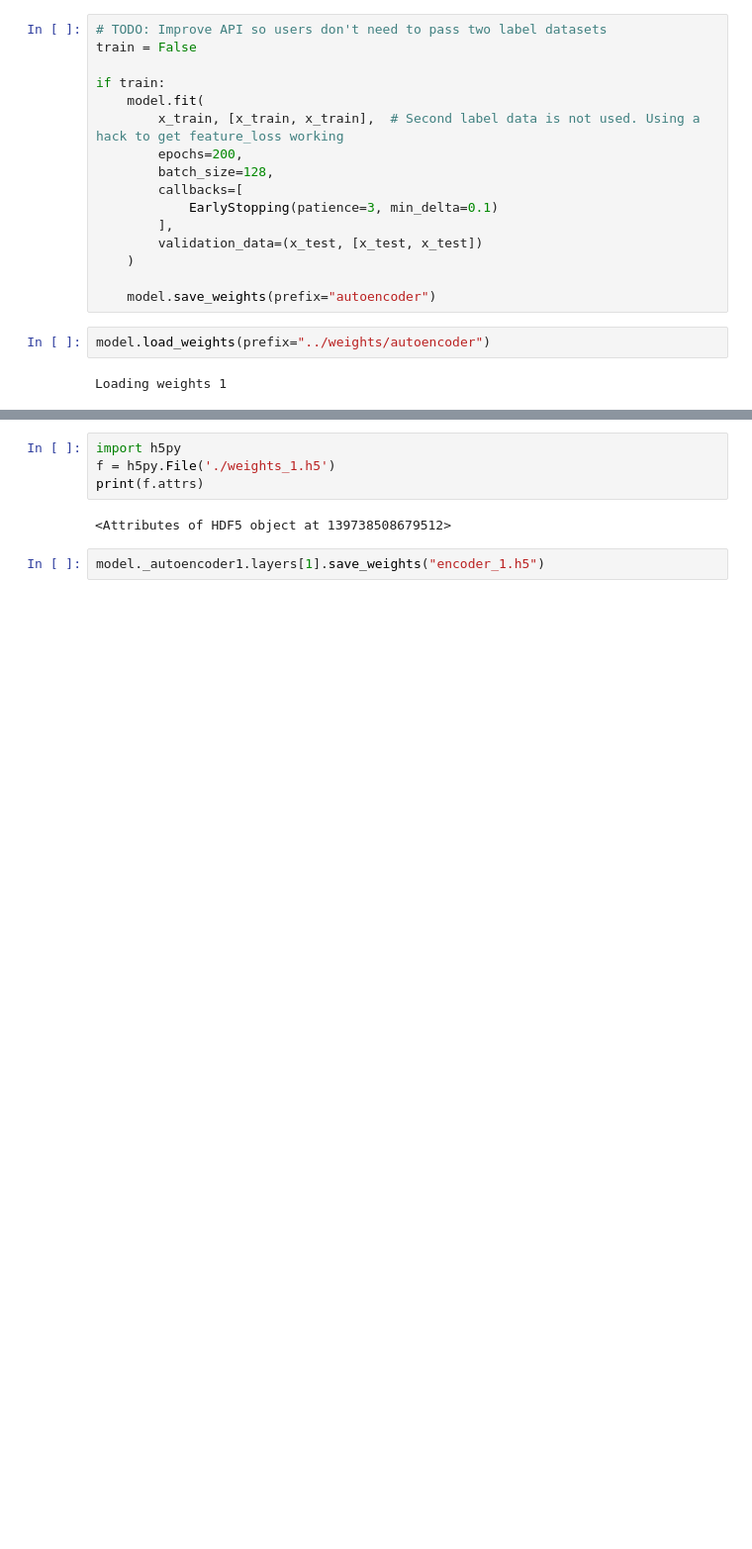
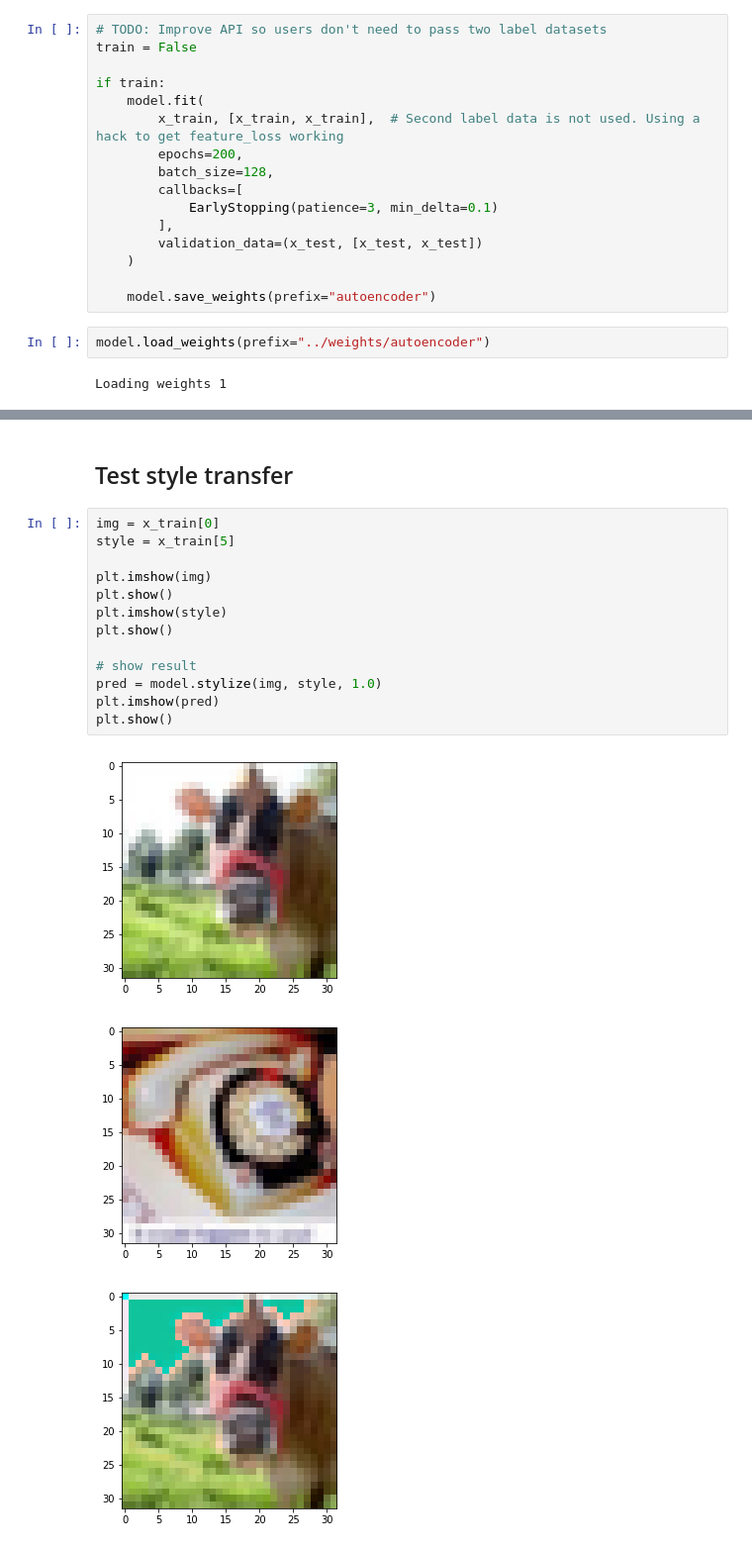
Before and after one commit to tayden/universal-style-transfer, a Jupyter notebook: UniversalStyleTransfer/universal-style-transfer.ipynb, the cells around one changed output, grey strips where cells are left out. Shown at 99% size. Cells and saved outputs as stored; diff of their text form; blank space fills up the shorter version.

```diff
--- a/UniversalStyleTransfer/universal-style-transfer.ipynb
+++ b/UniversalStyleTransfer/universal-style-transfer.ipynb
@@ -77,8 +60,19 @@ for autoencoder, encoder in zip(model._autoencoders, model._encoders):
-# %%
-import h5py
-f = h5py.File('./weights_1.h5')
-print(f.attrs)
-# %% [output]
-<Attributes of HDF5 object at 139738508679512>
-# %%
-model._autoencoder1.layers[1].save_weights("encoder_1.h5")
+# %% [markdown]
+## Test style transfer
+# %%
+img = x_train[0]
+style = x_train[5]
+
+plt.imshow(img)
+plt.show()
+plt.imshow(style)
+plt.show()
+
+# show result
+pred = model.stylize(img, style, 1.0)
+plt.imshow(pred)
+plt.show()
+# %% [output]
+[figure, added]
+[figure, added]
+[figure, added]
```
Also changed, not shown: parts of 2 cells of this notebook.
